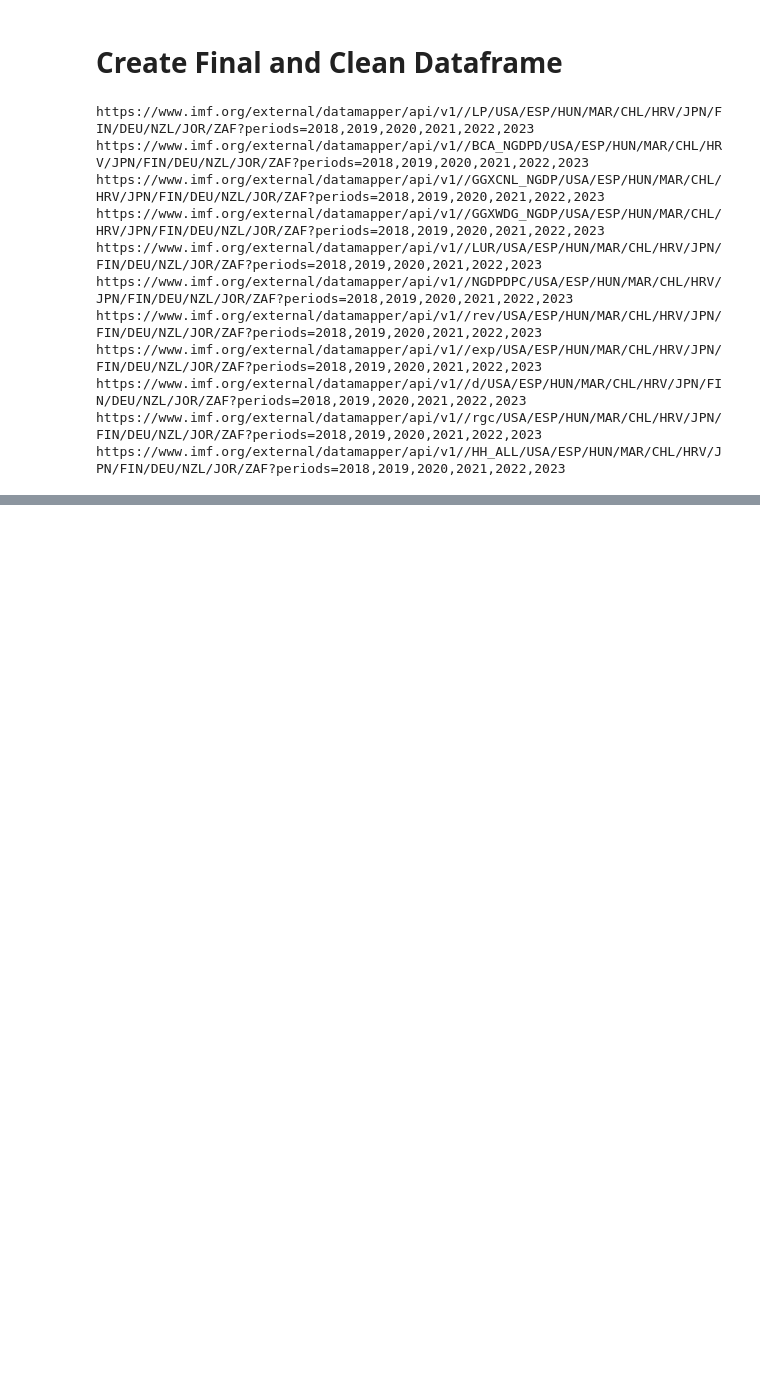
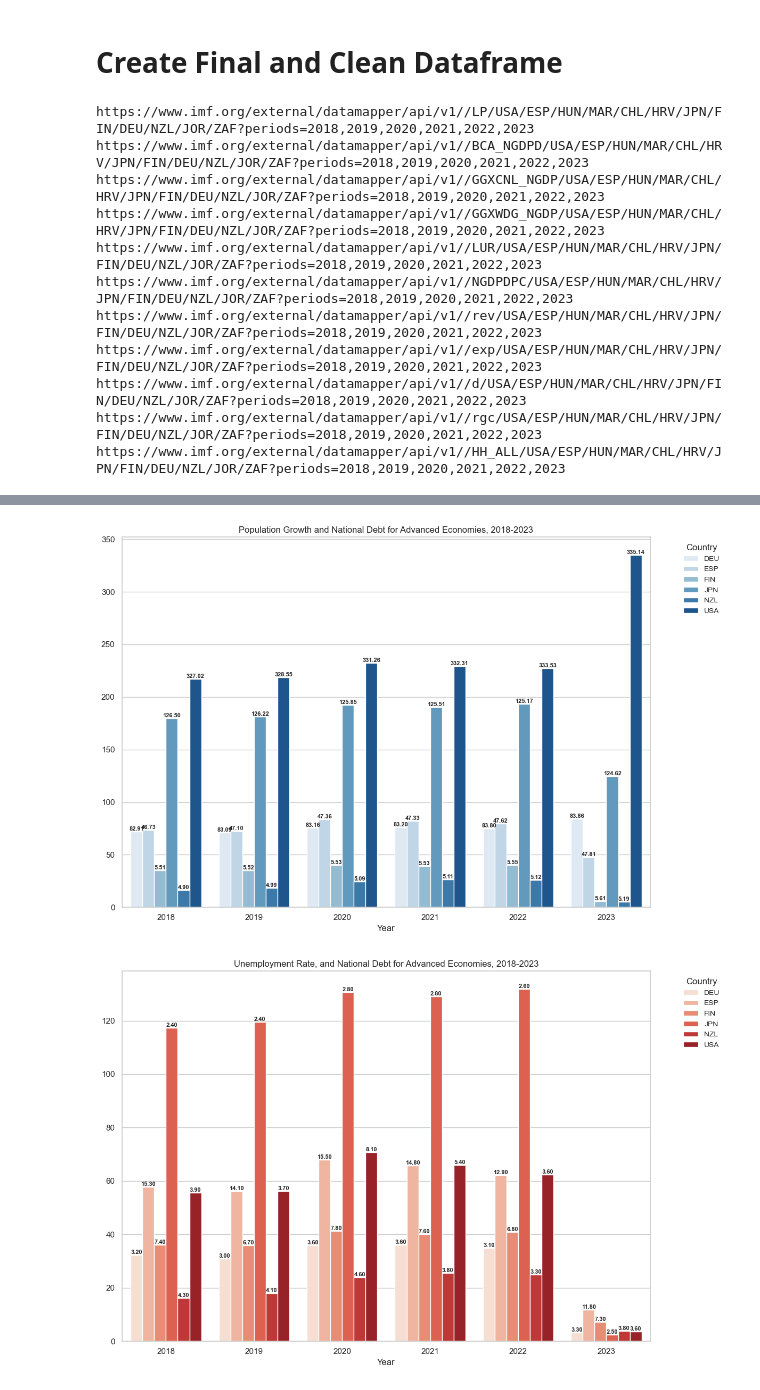
Before and after one commit to eaccooper5/project_1, a Jupyter notebook: TEST1.ipynb, the cells around one changed output, grey strips where cells are left out. Drawn from its saved outputs; the diff is of its cells as text; code cells hidden in the pictures; blank space fills up the shorter version.

```diff
--- a/TEST1.ipynb
+++ b/TEST1.ipynb
@@ -226 +184,55 @@ See the caveats in the documentation: https://pandas.pydata.org/pandas-docs/stab
+# %%
+# set seaborn style
+sns.set(style="whitegrid")
+
+# choose the preferred palette for the index Country
+lp_palette = sns.color_palette("Blues", len(selected_adv_df['Country'].unique()))
+lur_palette = sns.color_palette("Reds", len(selected_adv_df['Country'].unique()))
+
+# Melt the DataFrame to reshape it for barplot
+melted_df_lp = pd.melt(selected_adv_df, id_vars=['Year', 'Country'],
+                       value_vars=['LP', 'd'], var_name='Variable', value_name='Value')
+melted_df_lur = pd.melt(selected_adv_df, id_vars=['Year', 'Country'],
+                        value_vars=['LUR', 'd'], var_name='Variable', value_name='Value')
+
+# create LP figure, D variable is mentioned in numeric value
+plt.figure(figsize=(12, 8))
+lp_plot = sns.barplot(x='Year', y='Value', hue='Country', data=melted_df_lp, palette=lp_palette, errorbar=None)
+for bar, value in zip(lp_plot.patches, melted_df_lp['Value']):
+    lp_plot.annotate(f'{value:.2f}', (bar.get_x() + bar.get_width() / 2, bar.get_height()), ha='center', va='bottom', fontsize=8, fontweight='bold')
+
+plt.title('Population Growth and National Debt for Advanced Economies, 2018-2023')
+plt.xlabel('Year')
+plt.ylabel('')
+plt.legend(title='Country', bbox_to_anchor=(1.05, 1), loc='upper left',
+           title_fontsize='12', fontsize='10', frameon=False)
+
+# adjust the size of the figure to show all numbers
+plt.tight_layout()
+
+# save the plot
+plt.savefig('bar_plots_advLP.png')
+
+# create LUR figure, D variable is mentioned in numeric value
+plt.figure(figsize=(12, 8))
+lur_plot = sns.barplot(x='Year', y='Value', hue='Country', data=melted_df_lur, palette=lur_palette, errorbar=None)
+for bar, value in zip(lur_plot.patches, melted_df_lur['Value']):
+    lur_plot.annotate(f'{value:.2f}', (bar.get_x() + bar.get_width() / 2, bar.get_height()), ha='center', va='bottom', fontsize=8, fontweight='bold')
+
+# set up the value for the x, y and title
+plt.title('Unemployment Rate, and National Debt for Advanced Economies, 2018-2023')
+plt.xlabel('Year')
+plt.ylabel('')
+plt.legend(title='Country', bbox_to_anchor=(1.05, 1), loc='upper left', title_fontsize='12', fontsize='10', frameon=False)
+plt.tight_layout()
+
+
+# save the figure
+plt.savefig('bar_plots_adv.png')
+
+# display the barplot
+plt.show()
+# %% [output]
+[figure, added]
+[figure, added]
 # %% [markdown]
```
Also changed, not shown: parts of 18 cells of this notebook.
